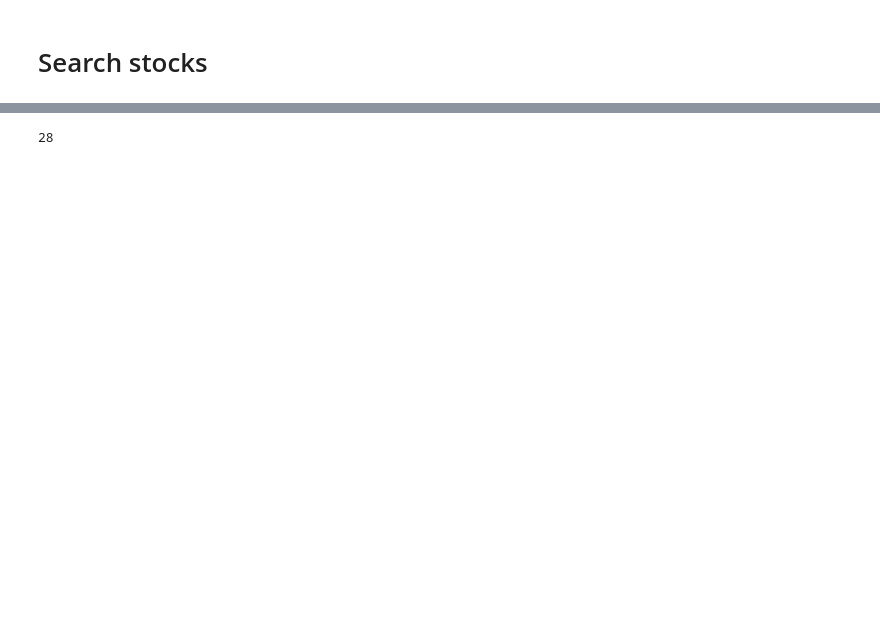
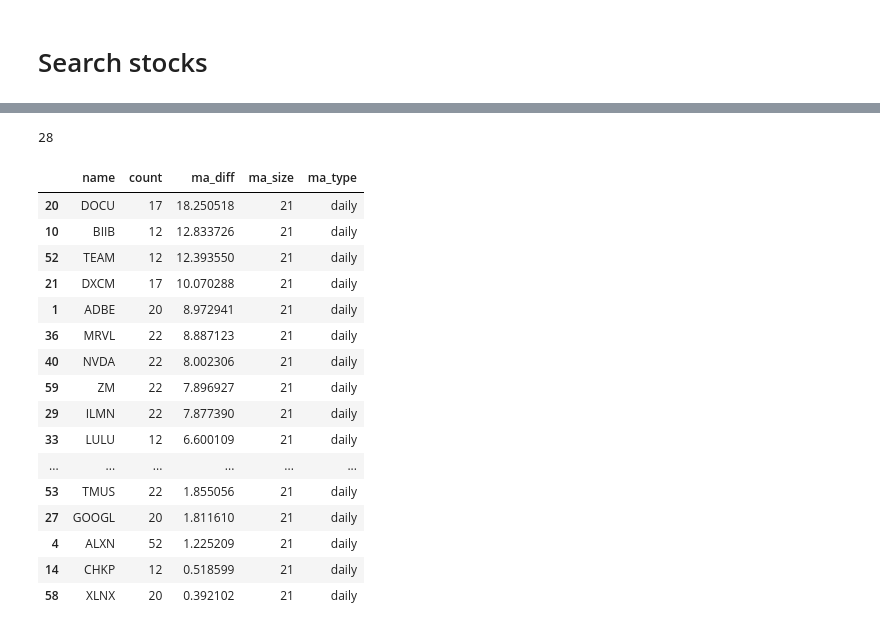
Before and after one commit to 4art/quant, a Jupyter notebook: ndx_ma.ipynb, the cells around one changed output, grey strips where cells are left out. Drawn from its saved outputs; the diff is of its cells as text; code cells hidden in the pictures; blank space fills up the shorter version.

```diff
--- a/ndx_ma.ipynb
+++ b/ndx_ma.ipynb
@@ -130,22 +130,43 @@ data.tail()
 # %%
 ma = data.rolling(window=ma_count).mean()
 ma_pers = data.div(ma).mul(100).sub(100)
 #ma_pers.iloc[[-1]]
 ma_pers_r=ma_pers.iloc[::-1]
 d = {}
 df_prep = []
 for col_name in ma_pers_r.columns:
     d[col_name]=0
+    ma_last = None
     for index, row in ma_pers_r.iterrows():
         if row[col_name] > 0:
             d[col_name] += 1
+            if ma_last == None:
+                ma_last=row[col_name]
         else:
             if d[col_name] != 0:
-               df_prep.append([col_name, d[col_name], ma_count, "daily"])
+               df_prep.append([col_name, d[col_name], ma_last, ma_count, "daily"])
             break
-df = DataFrame(df_prep,columns=['name','count','ma_size', 'ma_type']).sort_values('count', ascending=False)
+df = DataFrame(df_prep,columns=['name','count', 'ma_diff', 'ma_size', 'ma_type']).sort_values(by=['ma_diff', 'count'], ascending=False)
 print(df['count'][df['count'] >= 10].size)
 lead_comps_df = df[df['count'] >= 10]
 lead_comps = lead_comps_df['name'].values.tolist()
+lead_comps_df
 # %% [output]
 28
+|  | name | count | ma_diff | ma_size | ma_type |
+| 20 | DOCU | 17 | 18.250518 | 21 | daily |
+| 10 | BIIB | 12 | 12.833726 | 21 | daily |
+| 52 | TEAM | 12 | 12.393550 | 21 | daily |
+| 21 | DXCM | 17 | 10.070288 | 21 | daily |
+| 1 | ADBE | 20 | 8.972941 | 21 | daily |
+| 36 | MRVL | 22 | 8.887123 | 21 | daily |
+| 40 | NVDA | 22 | 8.002306 | 21 | daily |
+| 59 | ZM | 22 | 7.896927 | 21 | daily |
+| 29 | ILMN | 22 | 7.877390 | 21 | daily |
+| 33 | LULU | 12 | 6.600109 | 21 | daily |
+| ... | ... | ... | ... | ... | ... |
+| 53 | TMUS | 22 | 1.855056 | 21 | daily |
+| 27 | GOOGL | 20 | 1.811610 | 21 | daily |
+| 4 | ALXN | 52 | 1.225209 | 21 | daily |
+| 14 | CHKP | 12 | 0.518599 | 21 | daily |
+| 58 | XLNX | 20 | 0.392102 | 21 | daily |
```
Also changed, not shown: parts of 2 cells of this notebook.
